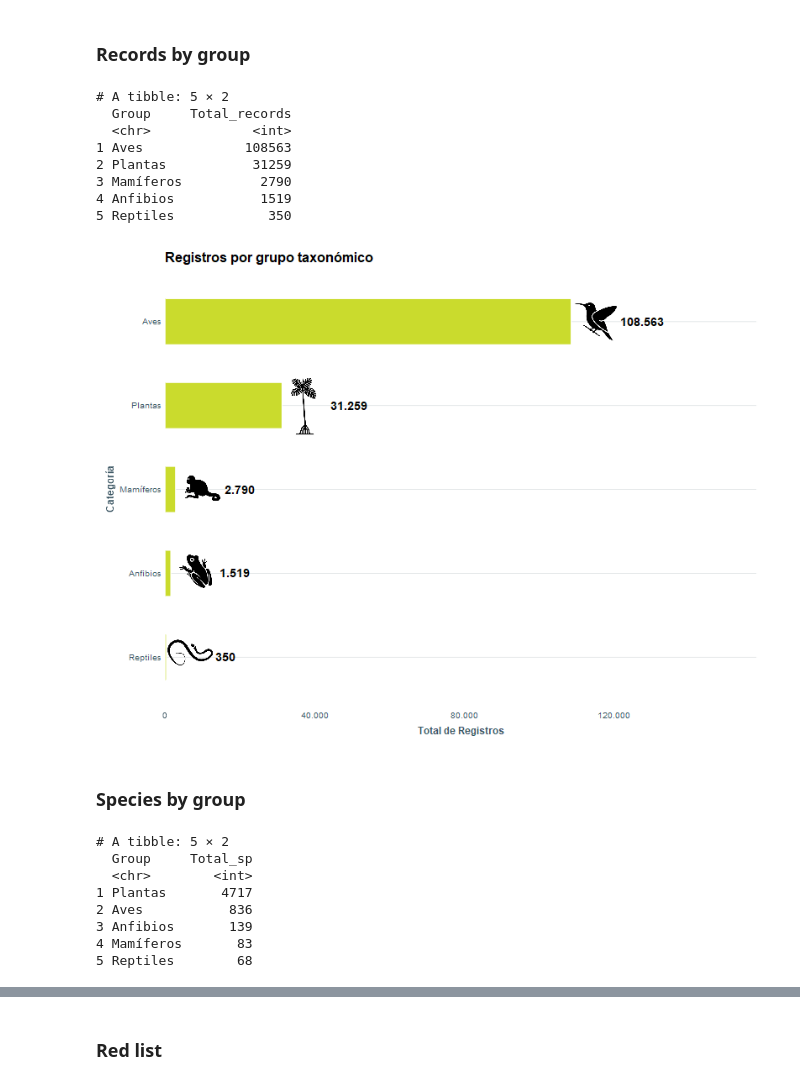
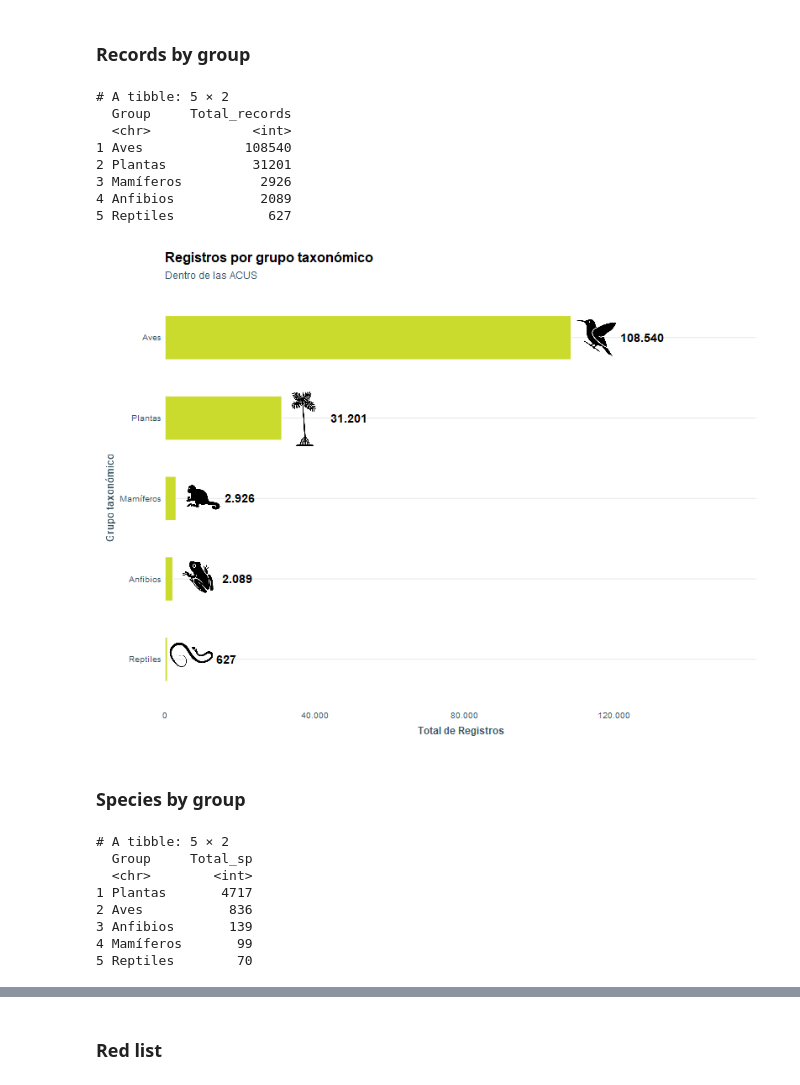
Before and after one commit to daningMontano/ACUS_BIODIV_ZCH, a Jupyter notebook: Notebooks/1_Ocurrences_report.ipynb, the cells around one changed output, grey strips where cells are left out. Drawn from its saved outputs; the diff is of its cells as text; code cells hidden in the pictures.

```diff
--- a/Notebooks/1_Ocurrences_report.ipynb
+++ b/Notebooks/1_Ocurrences_report.ipynb
@@ -106,3 +193,5 @@ recors_acus <- st_join(
+# %%
+bio_records_complt = read.csv( "../../../DATOS/Datasets/Biodiversidad/biodiversidad_all_data.csv")
 # %% [markdown]
 # **5. Report**
 # %% [markdown]
@@ -716,7 +817,7 @@ plot_resumen_estado
 # %% [markdown]
 ## 5.2 ACUS
 # %%
-recors_acus_filter <- recors_acus %>%
+recors_acus_filter <- bio_records_complt %>%
   filter(!is.na(Nombre)) %>%
  # filter(!is.na(Nombre))%>%
   as.data.frame() %>%
@@ -766,11 +867,11 @@ records_by_group_acus
 # A tibble: 5 × 2
   Group     Total_records
   <chr>             <int>
-1 Aves             108563
-2 Plantas           31259
-3 Mamíferos          2790
-4 Anfibios           1519
-5 Reptiles            350
+1 Aves             108540
+2 Plantas           31201
+3 Mamíferos          2926
+4 Anfibios           2089
+5 Reptiles            627
 # %%
 icons_plots = c("../Icons/Aves.png", "../Icons/Plantas.png", "../Icons/mamiferos.png", "../Icons/anfibios.png", "../Icons/reptiles.png")
 records_by_group_acus$Incons = icons_plots
@@ -799,33 +900,34 @@ plot_records_group_acus<- ggplot(records_by_group_acus, aes(x = reorder(Group, T
       y = Total_records + offset_etiqueta,
       label = scales::number(Total_records, big.mark = ".", decimal.mark = ",")
     ),
     hjust = 0,                   # Alineado a la izquierda desde el punto de inserción
     color = "black",
     fontface = "bold",
     size = 5
   ) +
 
   coord_flip() +
 
   # ESCALA Y: Aumentamos el 'expand' para dar espacio a la derecha
   scale_y_continuous(
     labels = scales::label_number(big.mark = ".", decimal.mark = ","),
     expand = expansion(mult = c(0, 0.3)) # 30% de espacio extra a la derecha
   ) +
 
   labs(
     title = "Registros por grupo taxonómico",
-    x = "Categoría",
-    y = "Total de Registros"
+    x = "Grupo taxonómico",
+    y = "Total de Registros",
+    subtitle = "Dentro de las ACUS"
   ) +
 
   theme_zch() +
   theme(
     panel.grid.major.x = element_blank(),
     legend.position = "none"
   )
 
 # Visualizar
 plot_records_group_acus
 # %% [output]
-[figure, old version]
+[figure, new version]
@@ -845,8 +959,8 @@ sp_by_group_acus
 1 Plantas       4717
 2 Aves           836
 3 Anfibios       139
-4 Mamíferos       83
-5 Reptiles        68
+4 Mamíferos       99
+5 Reptiles        70
 # %%
 icons_plots = c("../Icons/Plantas.png", "../Icons/Aves.png", "../Icons/anfibios.png", "../Icons/mamiferos.png", "../Icons/reptiles.png")
 sp_by_group_acus$Incons = icons_plots
```
Also changed, not shown: parts of 49 cells of this notebook, 32 other files.
